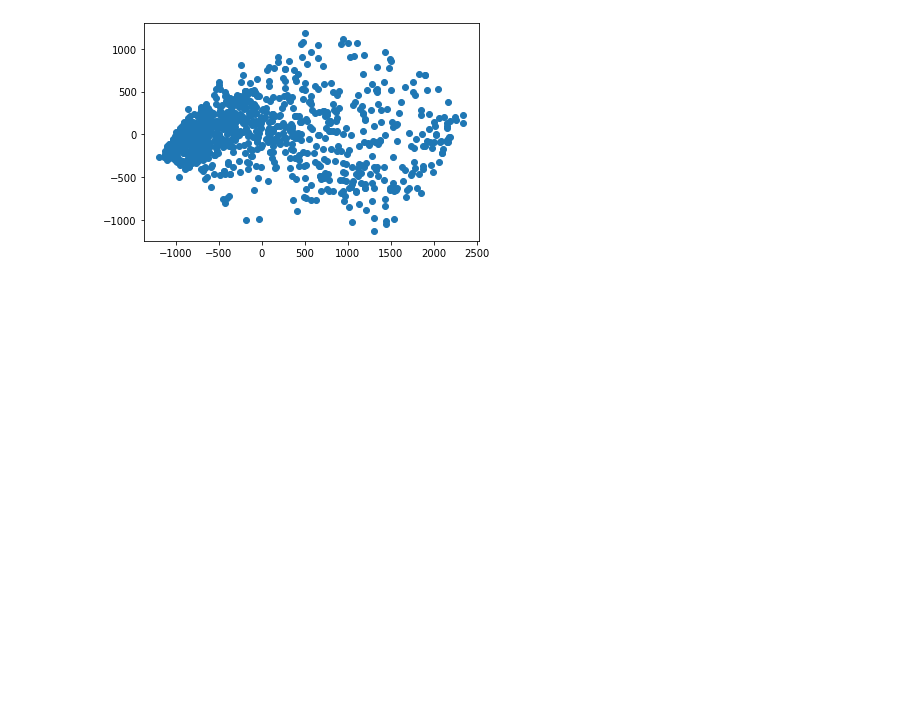
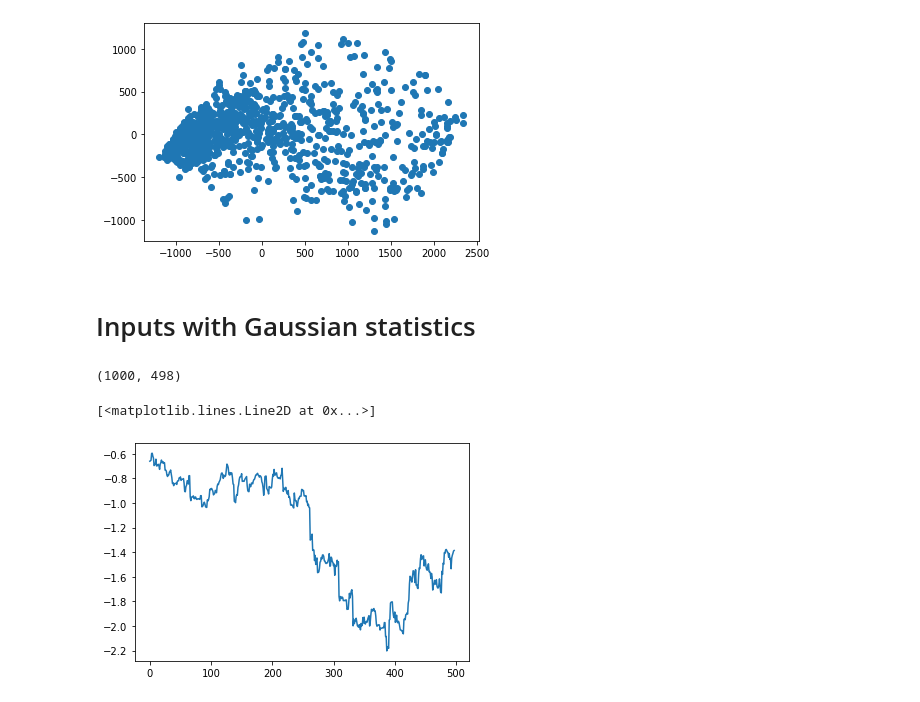
Before and after one commit to mariakesa/DayanAbbottExplorations, a Jupyter notebook: HebbianExploration.ipynb, the cells around one changed output. Cells and saved outputs as stored; diff of their text form; code cells hidden in the pictures; blank space fills up the shorter version.

Commit message:
Add gaussian inputs

```diff
--- a/HebbianExploration.ipynb
+++ b/HebbianExploration.ipynb
@@ -88,3 +88,25 @@ plt.scatter(X[:,0],X[:,1])
 (1000, 2)
 <matplotlib.collections.PathCollection at 0x...>
 [figure]
+# %% [markdown]
+# Inputs with Gaussian statistics
+# %%
+#Using Euler's method to calculate the weight increments
+h=0.001
+input_patterns=np.random.normal(0,1,(1000,500))
+v_lst=[]
+w_lst=[]
+w=np.random.normal(loc=0,size=(1000,))
+v_lst=[np.dot(w,input_patterns[:,1])]
+for j in range(2,500):
+    v_lst.append(np.dot(w,input_patterns[:,j]))
+    w=w+h*v_lst[-1]*input_patterns[:,j]
+    w=np.clip(w,a_min=-100,a_max=100)
+    w_lst.append(w)
+w_arr=np.array(w_lst).T
+print(w_arr.shape)
+plt.plot(w_arr[0,:])
+# %% [output]
+(1000, 498)
+[<matplotlib.lines.Line2D at 0x...>]
+[figure, added]
```
Also changed, not shown: parts of 4 cells of this notebook.
